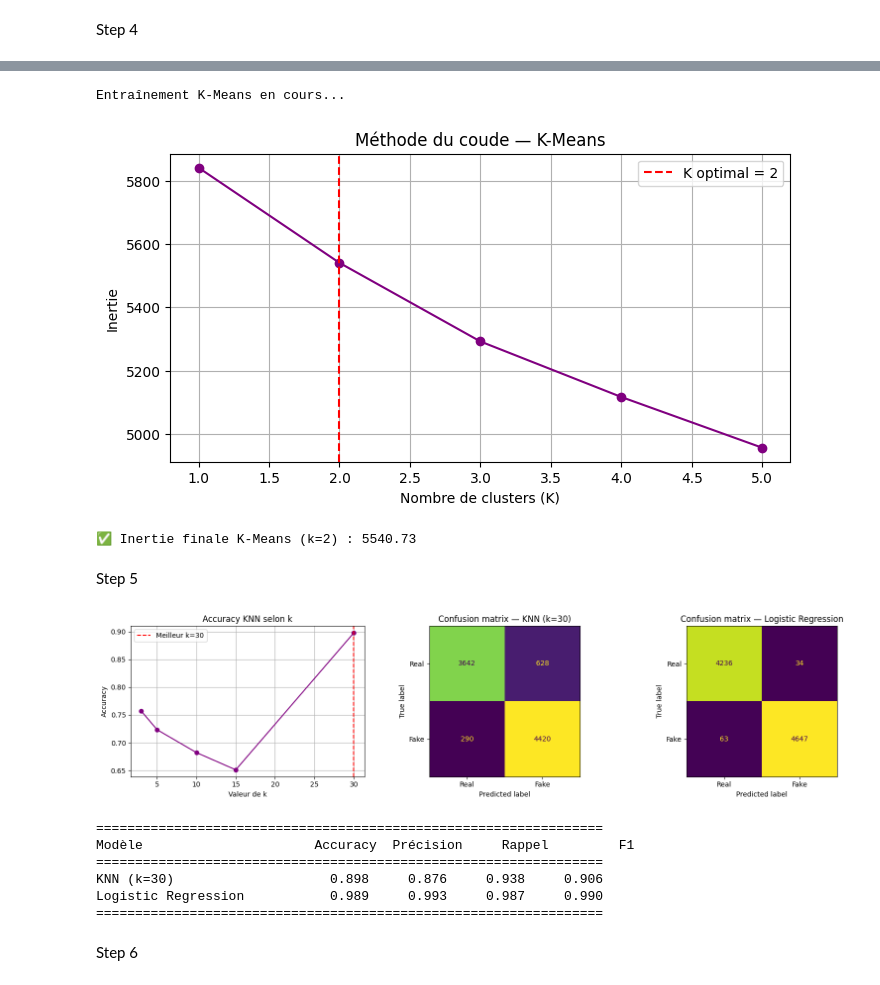
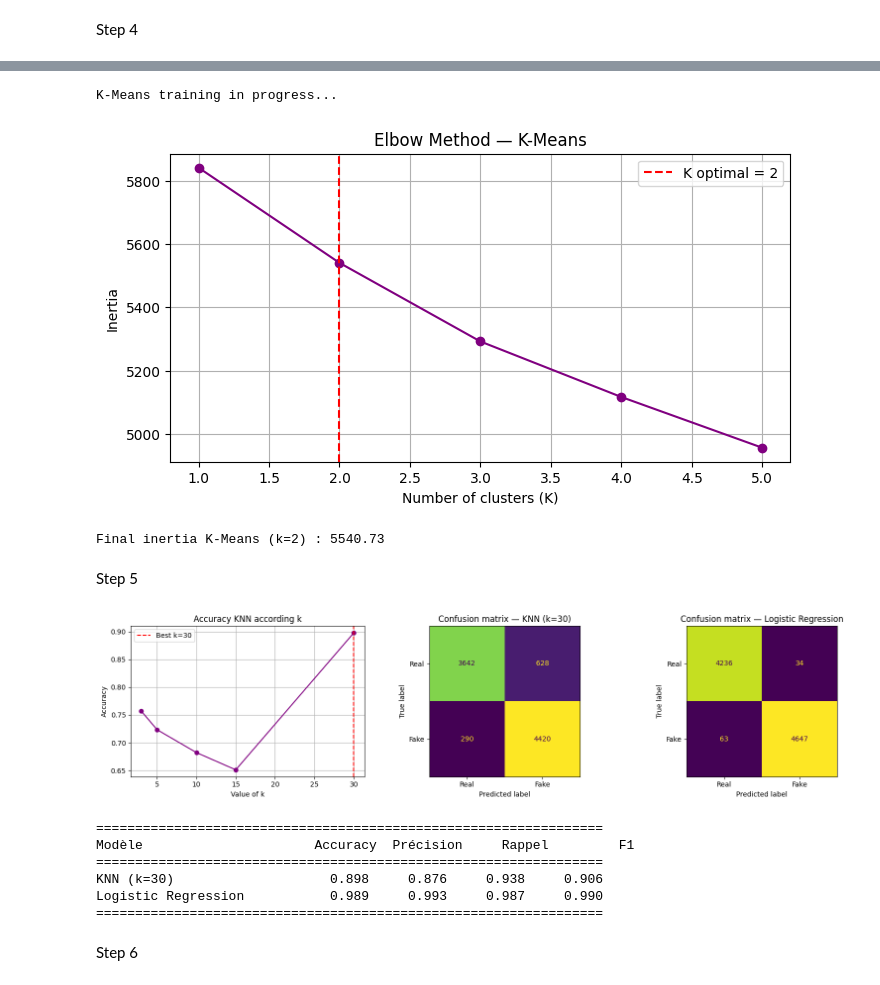
Before and after one commit to KelelAngeAgnimel/Machine-Learning, a Jupyter notebook: MachineLearningProject.ipynb, the cells around one changed output, grey strips where cells are left out. Cells and saved outputs as stored; diff of their text form; code cells hidden in the pictures.

```diff
--- a/MachineLearningProject.ipynb
+++ b/MachineLearningProject.ipynb
@@ -173,64 +192,64 @@ weighted avg       0.99      0.99      0.99      8980
 # %%
 # ── ÉTAPE 4C : K-Means (clustering non supervisé) ────────────
 from sklearn.cluster import KMeans
 from sklearn.decomposition import TruncatedSVD
 import numpy as np
 
-print("Entraînement K-Means en cours...")
+print("K-Means training in progress...")
 
-# Réduction de dimension (TF-IDF trop dense pour K-Means)
+# Dimension reduction
 svd = TruncatedSVD(n_components=50, random_state=42)
 X_reduced = svd.fit_transform(X_train_vec)
 
 km = KMeans(n_clusters=2, random_state=42, n_init=10)
 km.fit(X_reduced)
 
-# Visualisation de l'inertie (inspirée de ton Code04 clustering)
+# Visualizing inertia
 inertia_values = []
 k_values = range(1, 6)
 for k in k_values:
     km_test = KMeans(n_clusters=k, random_state=42, n_init=10)
     km_test.fit(X_reduced)
     inertia_values.append(km_test.inertia_)
 
 plt.figure(figsize=(8, 4))
 plt.plot(k_values, inertia_values, 'bo-', color='purple')
 plt.axvline(x=2, color='red', linestyle='--', label='K optimal = 2')
-plt.xlabel("Nombre de clusters (K)")
-plt.ylabel("Inertie")
-plt.title("Méthode du coude — K-Means")
+plt.xlabel("Number of clusters (K)")
+plt.ylabel("Inertia")
+plt.title("Elbow Method — K-Means")
 plt.legend()
 plt.grid()
 plt.show()
 
-print(f"✅ Inertie finale K-Means (k=2) : {inertia_values[1]:.2f}")
+print(f"Final inertia K-Means (k=2) : {inertia_values[1]:.2f}")
 # %% [output]
-Entraînement K-Means en cours...
+K-Means training in progress...
-[figure, old version]
+[figure, new version]
-✅ Inertie finale K-Means (k=2) : 5540.73
+Final inertia K-Means (k=2) : 5540.73
 # %% [markdown]
 Step 5
 # %%
-# ── ÉTAPE 5 : Évaluation complète des modèles ─────────────────
+# ── STEP 5: Complete evaluation of the models ─────────────────
 import matplotlib.pyplot as plt
 from sklearn.metrics import (confusion_matrix, ConfusionMatrixDisplay,
                               accuracy_score, f1_score,
                               precision_score, recall_score)
 from sklearn.neighbors import KNeighborsClassifier
 
-# ── Graphique 1 : Accuracy KNN selon k ────────────────────────
+# ── Figure 1: KNN Accuracy according to k────────────────────────
 plt.figure(figsize=(16, 4))
 
 plt.subplot(1, 3, 1)
 plt.plot(list(scores_knn.keys()), list(scores_knn.values()), 'bo-', color='purple')
-plt.axvline(x=best_k, color='red', linestyle='--', label=f'Meilleur k={best_k}')
-plt.xlabel("Valeur de k")
+plt.axvline(x=best_k, color='red', linestyle='--', label=f'Best k={best_k}')
+plt.xlabel("Value of k")
 plt.ylabel("Accuracy")
-plt.title("Accuracy KNN selon k")
+plt.title("Accuracy KNN according k")
 plt.legend()
 plt.grid()
 
-# ── Graphique 2 : Matrice de confusion KNN ────────────────────
+# ── Figure 2: KNN Confusion Matrix ────────────────────
 knn_best = KNeighborsClassifier(n_neighbors=best_k)
 knn_best.fit(X_train_vec, y_train)
 y_pred_knn = knn_best.predict(X_test_vec)
@@ -240,7 +259,7 @@ cm_knn = confusion_matrix(y_test, y_pred_knn)
 ConfusionMatrixDisplay(cm_knn, display_labels=["Real", "Fake"]).plot(ax=plt.gca(), colorbar=False)
 plt.title(f"Confusion matrix — KNN (k={best_k})")
 
-# ── Graphique 3 : Matrice de confusion Régression Logistique ──
+# ── Figure 3: Confusion Matrix Logistic Regression ──
 plt.subplot(1, 3, 3)
 cm_lr = confusion_matrix(y_test, y_pred_lr)
 ConfusionMatrixDisplay(cm_lr, display_labels=["Real", "Fake"]).plot(ax=plt.gca(), colorbar=False)
@@ -249,7 +268,8 @@ plt.title("Confusion matrix — Logistic Regression")
 plt.tight_layout()
 plt.show()
 
-# ── Tableau comparatif final ───────────────────────────────────
+# ── Final comparison table───────────────────────────────────
+
 print("\n" + "="*65)
 print(f"{'Modèle':<25} {'Accuracy':>10} {'Précision':>10} {'Rappel':>10} {'F1':>10}")
 print("="*65)
@@ -268,7 +288,7 @@ for name, y_pred in models.items():
 
 print("="*65)
 # %% [output]
-[figure, old version]
+[figure, new version]
 =================================================================
 Modèle                      Accuracy  Précision     Rappel         F1
 =================================================================
```
Also changed, not shown: parts of 13 cells of this notebook.
